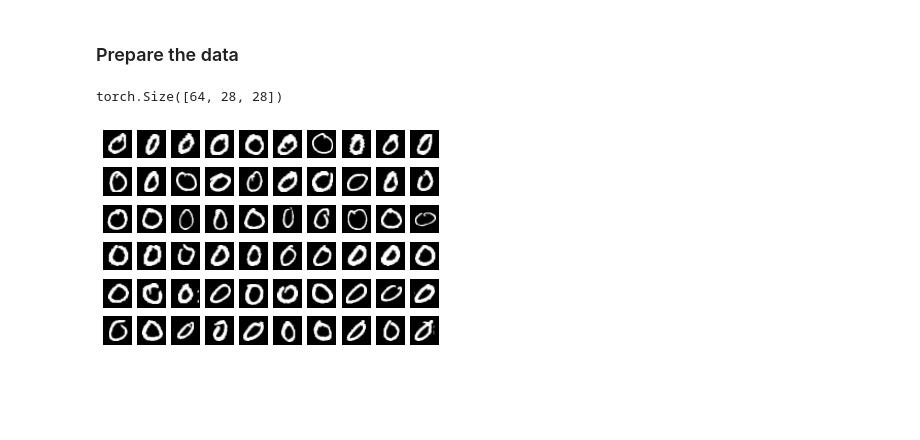
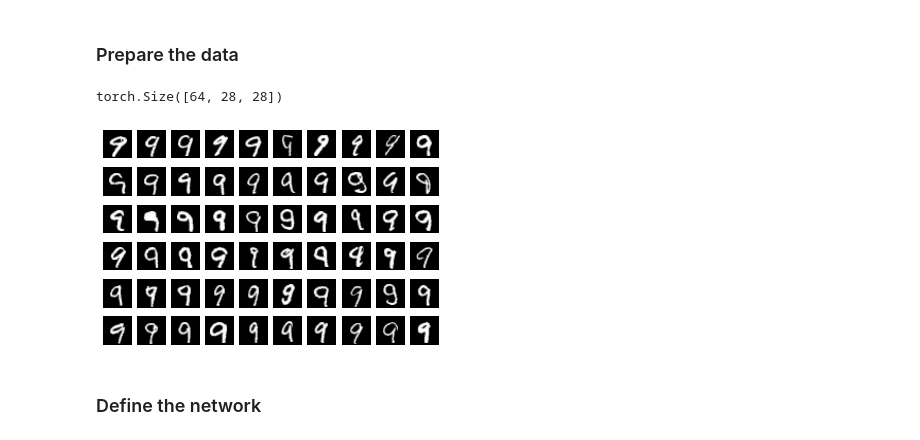
Before and after one commit to nmnsharma007/SimplifiedObjectDetection, a Jupyter notebook: accuracy_check.ipynb, the cells around one changed output. Saved outputs shown, nothing was run; the diff lists cells and outputs as text; code cells hidden in the pictures; blank space fills up the shorter version.

Commit message:
completed merging of datasets when new class arrives

```diff
--- a/accuracy_check.ipynb
+++ b/accuracy_check.ipynb
@@ -30,21 +32,28 @@ test_images,test_labels = preprocessing(test_set)
 ### Prepare the data
 # %%
 training_set = TensorDataset(torch.Tensor(train_images),torch.Tensor(train_labels))
-testing_set = TensorDataset(torch.Tensor(train_images),torch.Tensor(train_labels))
+testing_set = TensorDataset(torch.Tensor(test_images),torch.Tensor(test_labels))
 
-subsets = {target: Subset(training_set,[i for i,(X,y) in enumerate(training_set) if y == target]) for _,target in train_set.class_to_idx.items()}
-loaders = {target: DataLoader(subset,batch_size=batch_size) for target,subset in subsets.items()}
+# prepare subset of training data per class
+training_subsets = {target: Subset(training_set,[i for i,(X,y) in enumerate(training_set) if y == target]) for _,target in train_set.class_to_idx.items()}
+training_loaders = {target: DataLoader(subset,batch_size=batch_size) for target,subset in training_subsets.items()}
+
+# prepare subset of testing data per class
+testing_subsets = {target: Subset(testing_set,[i for i,(X,y) in enumerate(testing_set) if y == target]) for _,target in test_set.class_to_idx.items()}
+testing_loaders = {target: DataLoader(subset,batch_size=batch_size) for target,subset in testing_subsets.items()}
 # %%
-dataiter = iter(loaders[0])
+dataiter = iter(testing_loaders[9])
 images,labels = dataiter.next()
 print(images.shape)
 
 figure = plt.figure()
 num_of_images = 60
 for index in range(1,num_of_images+1):
   plt.subplot(6,10,index)
   plt.axis("off")
   plt.imshow(images[index].numpy().squeeze(),cmap='gray_r')
 # %% [output]
 torch.Size([64, 28, 28])
-[figure, old version]
+[figure, new version]
+# %% [markdown]
+### Define the network
```
Also changed, not shown: parts of 4 cells of this notebook.
